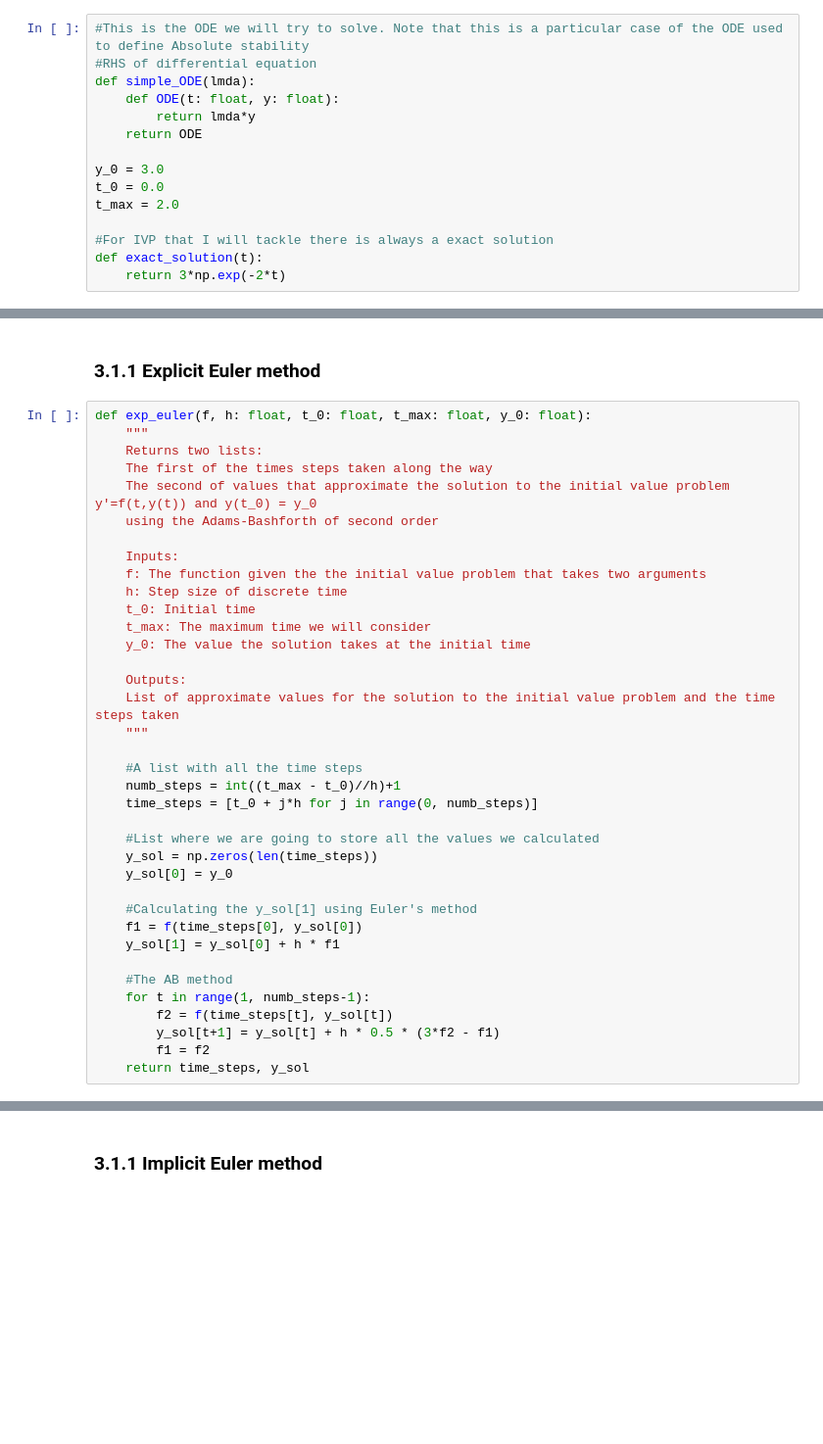
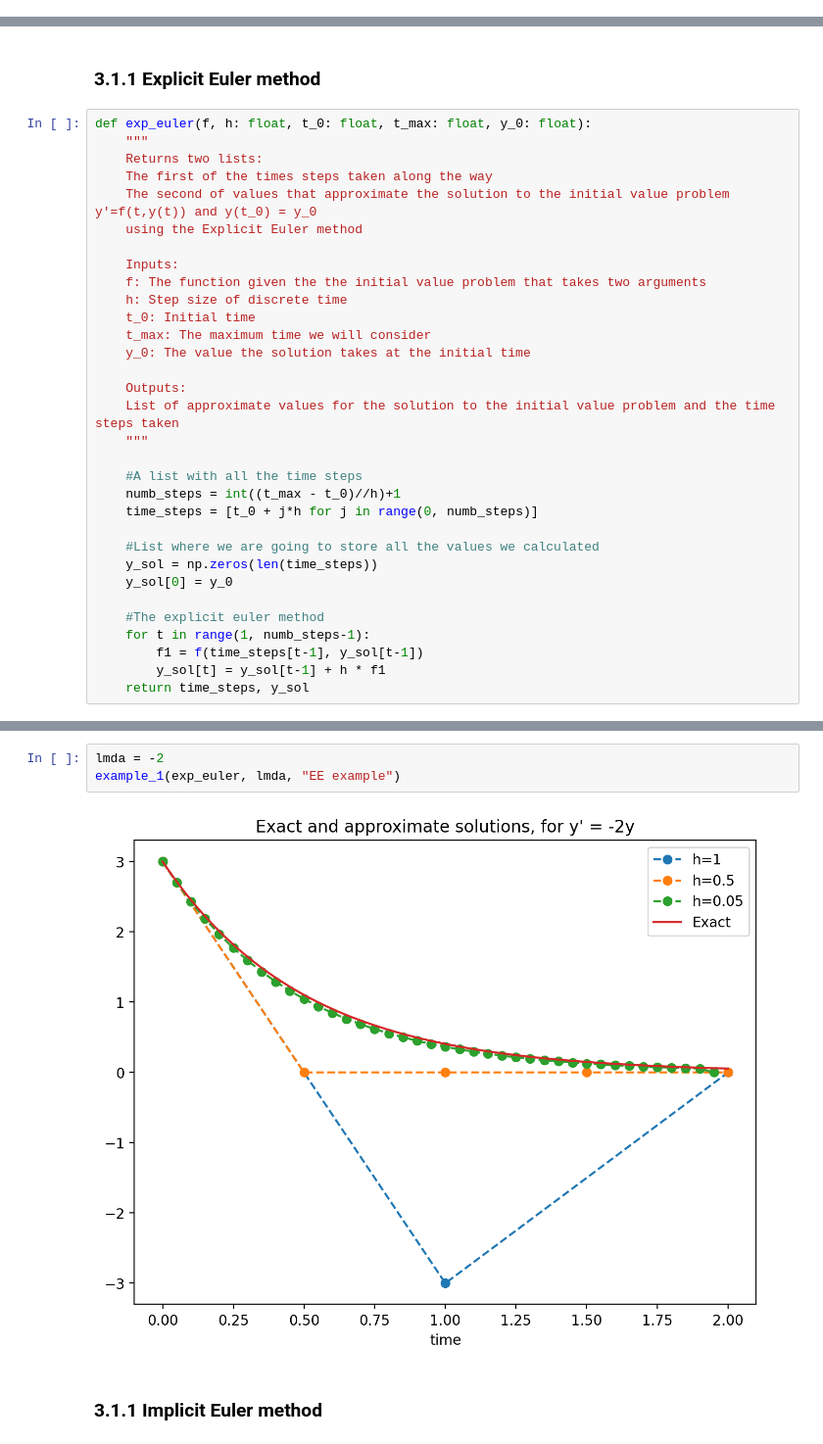
Before and after one commit to MattiaBarbiere/Numerical-methods-for-computing-integrals-and-solving-ODEs, a Jupyter notebook: Examples.ipynb, the cells around one changed output, grey strips where cells are left out. Shown at 98% size. Saved outputs shown, nothing was run; the diff lists cells and outputs as text; blank space fills up the shorter version.

Commit message:
Made example_1 function

```diff
--- a/Examples.ipynb
+++ b/Examples.ipynb
@@ -489,18 +489,3 @@ table_of_approx_simp(hyperbola, 0, 4, np.log(5), 1000,2)
 | 8 | 512 | 0.007812 | 1.609438 | 1.239597e-10 | 15.993005 |
 # %% [markdown]
 # 3. Numerical Solutions to ODEs
-# %%
-#This is the ODE we will try to solve. Note that this is a particular case of the ODE used to define Absolute stability
-#RHS of differential equation
-def simple_ODE(lmda):
-    def ODE(t: float, y: float):
-        return lmda*y
-    return ODE
-
-y_0 = 3.0
-t_0 = 0.0
-t_max = 2.0
-
-#For IVP that I will tackle there is always a exact solution
-def exact_solution(t):
-    return 3*np.exp(-2*t)
@@ -514,7 +546,7 @@ def exp_euler(f, h: float, t_0: float, t_max: float, y_0: float):
     Returns two lists:
     The first of the times steps taken along the way
     The second of values that approximate the solution to the initial value problem y'=f(t,y(t)) and y(t_0) = y_0
-    using the Adams-Bashforth of second order
+    using the Explicit Euler method
 
     Inputs:
     f: The function given the the initial value problem that takes two arguments
@@ -535,13 +567,8 @@ def exp_euler(f, h: float, t_0: float, t_max: float, y_0: float):
     y_sol = np.zeros(len(time_steps))
     y_sol[0] = y_0
 
-    #Calculating the y_sol[1] using Euler's method
-    f1 = f(time_steps[0], y_sol[0])
-    y_sol[1] = y_sol[0] + h * f1
-
-    #The AB method
+    #The explicit euler method
     for t in range(1, numb_steps-1):
-        f2 = f(time_steps[t], y_sol[t])
-        y_sol[t+1] = y_sol[t] + h * 0.5 * (3*f2 - f1)
-        f1 = f2
+        f1 = f(time_steps[t-1], y_sol[t-1])
+        y_sol[t] = y_sol[t-1] + h * f1
     return time_steps, y_sol
@@ -548,3 +577,8 @@ def exp_euler(f, h: float, t_0: float, t_max: float, y_0: float):
+# %%
+lmda = -2
+example_1(exp_euler, lmda, "EE example")
+# %% [output]
+[figure, added]
 # %% [markdown]
 ### 3.1.1 Implicit Euler method
 # %%
```
Also changed, not shown: parts of 12 cells of this notebook, 2 other files.
